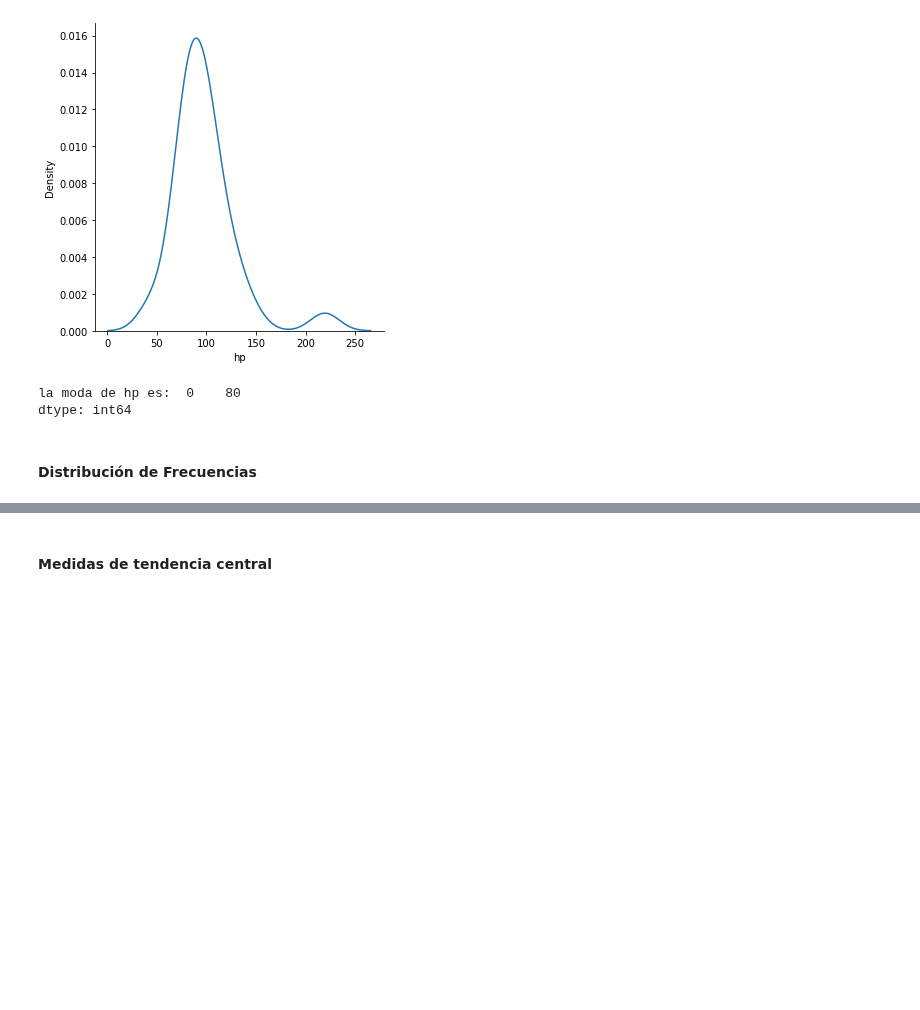
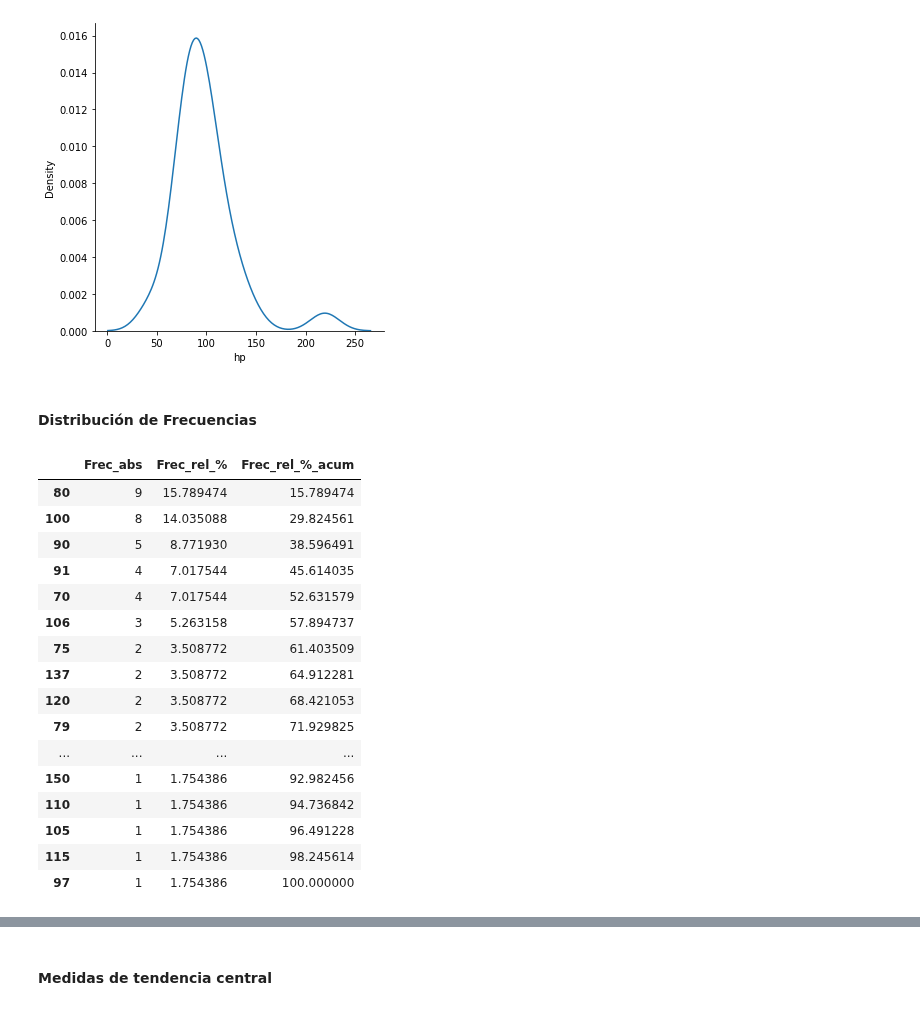
Before and after one commit to Calm-leon/proyecto-an-lisis-de-datos, a Jupyter notebook: Copia_de_Pokemon.ipynb, the cells around one changed output, grey strips where cells are left out. Cells and saved outputs as stored; diff of their text form; code cells hidden in the pictures; blank space fills up the shorter version.

```diff
--- a/Copia_de_Pokemon.ipynb
+++ b/Copia_de_Pokemon.ipynb
@@ -343,10 +345,53 @@ sns.displot(Legendarios['hp'], kind='kde')
 plt.show()
 # %% [output]
 [figure]
-# %%
-print('la moda de hp es: ', Legendarios['hp'].mode())
-# %% [output]
-la moda de hp es:  0    80
-dtype: int64
 # %% [markdown]
 #### Distribución de Frecuencias
+# %%
+# Calculamos frecuencia absoluta
+frec = pd.value_counts(Legendarios['hp'])
+
+# Guardamos la información en un dataframe
+frec_df = pd.DataFrame(frec)
+
+# Asignamos el nombre Frec_abs a la columna
+frec_df.columns = ['Frec_abs']
+
+# Calculamos frecuencia relativa en porcentaje
+frec_df['Frec_rel_%']=100*frec_df['Frec_abs']/len(Legendarios)
+
+# Calculamos la frecuencia relativa en porcentaje acumulada
+# Obtenemos los valores de las Frecuencias Absolutas
+Frec_rel_val = frec_df['Frec_rel_%'].values
+
+# Creamos una lista vacia en donde registraremos las frecuecnias absolutas acumuladas
+acum = []
+
+# Iniciamos una variable en la que guardaremos los valores anteriores
+valor_acum = 0
+
+# Recorremos la lista de las frecuencias absolutas para irlas sumando
+for i in Frec_rel_val:
+  valor_acum = valor_acum + i
+  acum.append(valor_acum)
+
+frec_df['Frec_rel_%_acum'] = acum
+frec_df
+# %% [output]
+|  | Frec_abs | Frec_rel_% | Frec_rel_%_acum |
+| 80 | 9 | 15.789474 | 15.789474 |
+| 100 | 8 | 14.035088 | 29.824561 |
+| 90 | 5 | 8.771930 | 38.596491 |
+| 91 | 4 | 7.017544 | 45.614035 |
+| 70 | 4 | 7.017544 | 52.631579 |
+| 106 | 3 | 5.263158 | 57.894737 |
+| 75 | 2 | 3.508772 | 61.403509 |
+| 137 | 2 | 3.508772 | 64.912281 |
+| 120 | 2 | 3.508772 | 68.421053 |
+| 79 | 2 | 3.508772 | 71.929825 |
+| ... | ... | ... | ... |
+| 150 | 1 | 1.754386 | 92.982456 |
+| 110 | 1 | 1.754386 | 94.736842 |
+| 105 | 1 | 1.754386 | 96.491228 |
+| 115 | 1 | 1.754386 | 98.245614 |
+| 97 | 1 | 1.754386 | 100.000000 |
```
Also changed, not shown: parts of 6 cells of this notebook.
